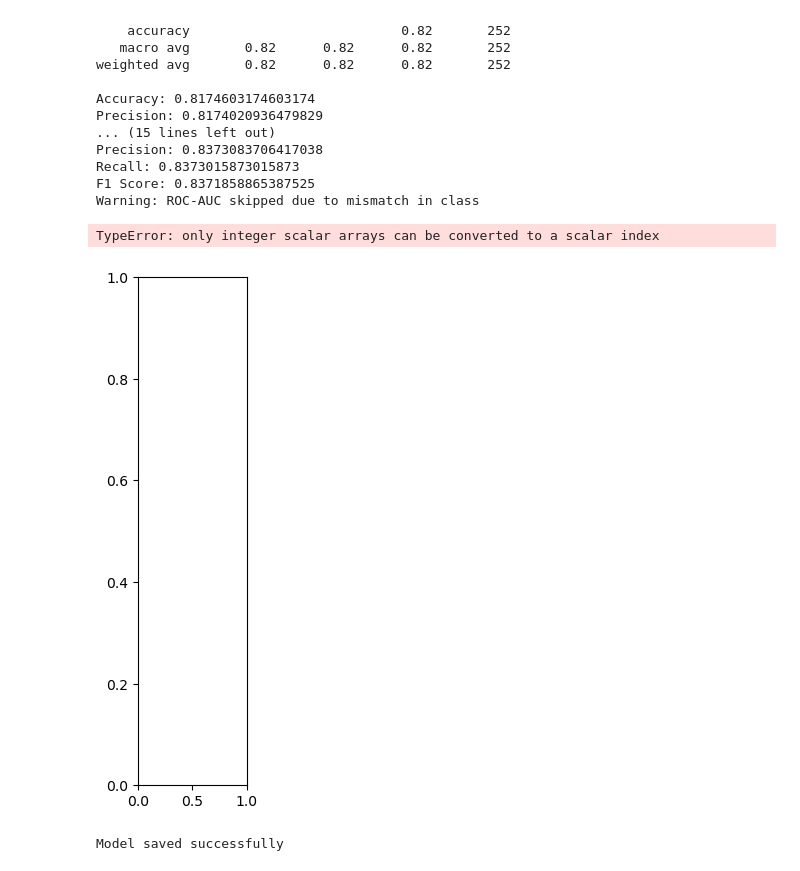
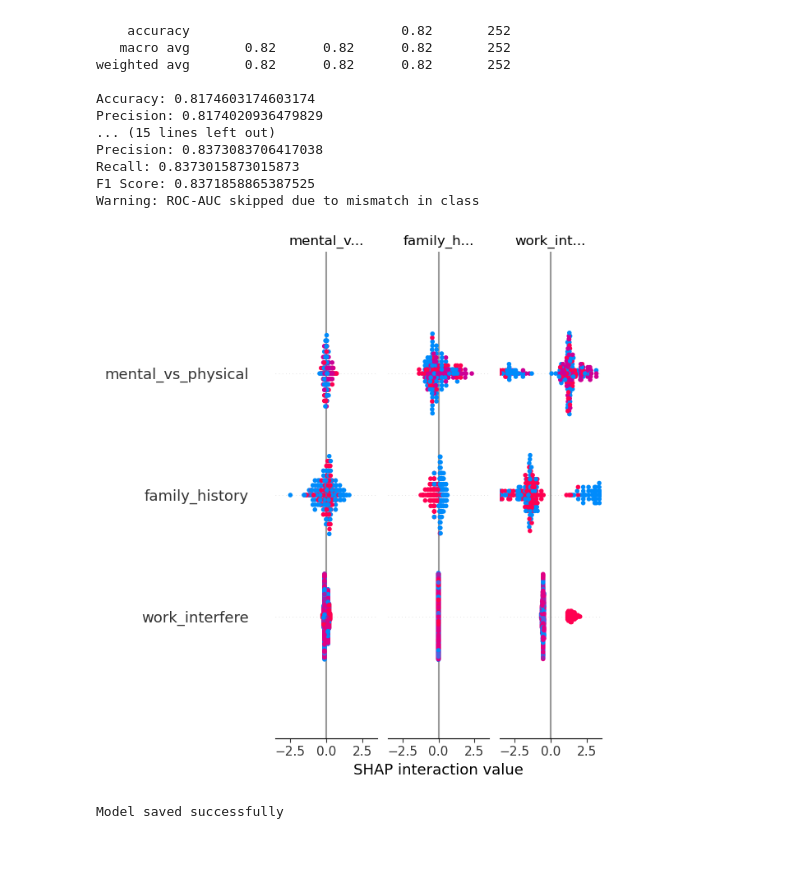
Before and after one commit to khushi-tulsiyan/mental-health-analysis, a Jupyter notebook: models/model.ipynb, the cells around one changed output. Saved outputs shown, nothing was run; the diff lists cells and outputs as text; code cells hidden in the pictures.

Commit message:
base model

```diff
--- a/models/model.ipynb
+++ b/models/model.ipynb
@@ -86,12 +86,11 @@ X_test = pd.DataFrame(X_test, columns=test_data.drop(columns=['treatment']).colu
 y_train = pd.DataFrame(y_train, columns=['treatment'])
 y_test = pd.DataFrame(y_test, columns=['treatment'])
 # %%
-explainer = shap.Explainer(xgb_model)
-shap_values = explainer(X_test)
+explainer = shap.TreeExplainer(xgb_model)
+shap_values = explainer.shap_values(X_test)
 shap.summary_plot(shap_values, X_test)
 # %% [output]
-TypeError: only integer scalar arrays can be converted to a scalar index
-[figure, old version]
+[figure, new version]
 # %%
 joblib.dump(xgb_model, "../models/mental_health_model.pkl")
 print("Model saved successfully")
```
